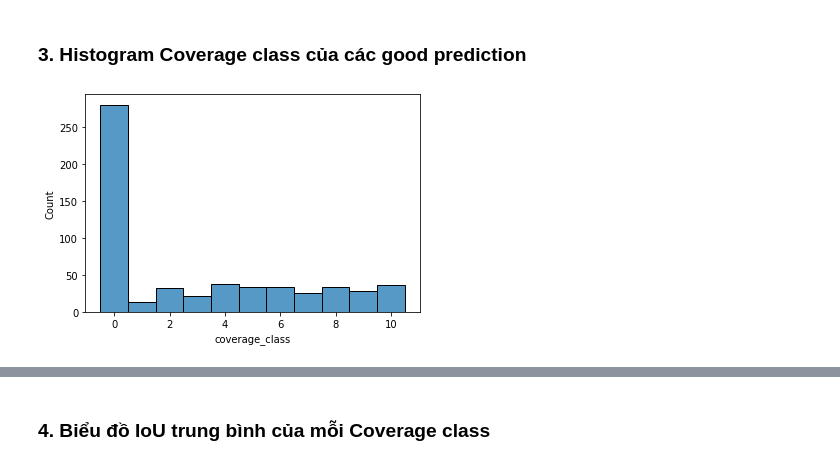
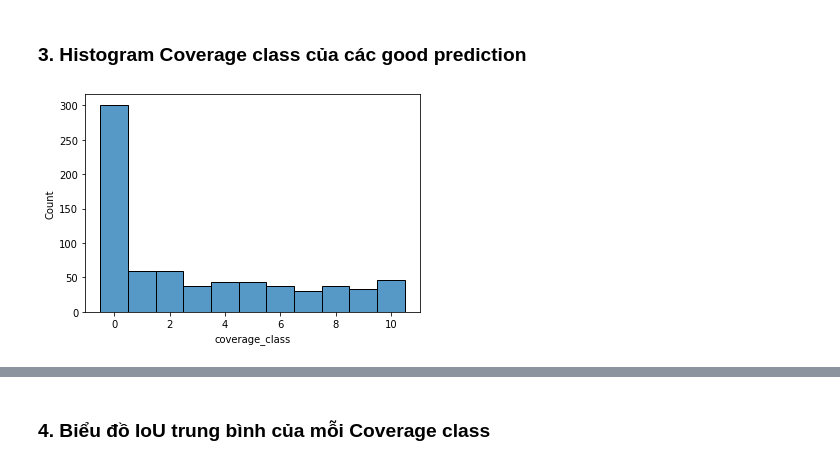
Before and after one commit to NNHieu/INT3405_TGSSalt, a Jupyter notebook: notebooks/PostTraining.ipynb, the cells around one changed output, grey strips where cells are left out. Saved outputs shown, nothing was run; the diff lists cells and outputs as text; code cells hidden in the pictures.

```diff
--- a/notebooks/PostTraining.ipynb
+++ b/notebooks/PostTraining.ipynb
@@ -82,2 +73,4 @@ preds_test = torch.cat(preds_test_upsampled, dim=0).unsqueeze(1)
+# %%
+preds_test = torch.cat(preds_test, dim=0).unsqueeze(1)
 # %%
 # Save lại để dùng cho lần sau
@@ -85,6 +78,4 @@ np.save('../predictions/baseline_fold0_val', preds_test.cpu().numpy())
 # %% [markdown]
 ### Load prediction
-# %%
-preds_test = torch.tensor(np.load('../predictions/baseline_fold0_val.npy'))
 # %%
-preds_test.shape
+preds_test = preds_test.cpu()
@@ -98,7 +87,7 @@ plot_training_samples(*list(zip(*samples)), mask_over_image=True)
 # %%
 # Tính IoU cho prediction
 masks = torch.stack([val_ds[s][1] for s in range(len(val_ds))])
-iou = cal_mIoU(masks.squeeze(), preds_test.squeeze(), reduce_batch=False)
+iou = cal_mIoU(masks.squeeze(), preds_test.squeeze(),threshold_range=(0.4, 0.6, 0.05), reduce_batch=False)
 # %% [markdown]
 ## Phân tích kết quả
 # %% [markdown]
@@ -140,10 +130,10 @@ sns.histplot(df.loc[df.iou < 0.3].coverage_class, discrete=True);
 # %% [markdown]
 ### 3. Histogram Coverage class của các good prediction
 # %%
-# Các sample có IoU > 0.8
-sns.histplot(df.loc[df.iou > 0.8].coverage_class, discrete=True);
+# Các sample có IoU > 0.6
+sns.histplot(df.loc[df.iou > 0.6].coverage_class, discrete=True);
 # %% [output]
-[figure, old version]
+[figure, new version]
 # %%
 # Các sample có IoU > 0.99
 sns.histplot(df.loc[df.iou > 0.99].coverage_class, discrete=True, bins=range(11));
```
Also changed, not shown: parts of 23 cells of this notebook, 34 other files.
